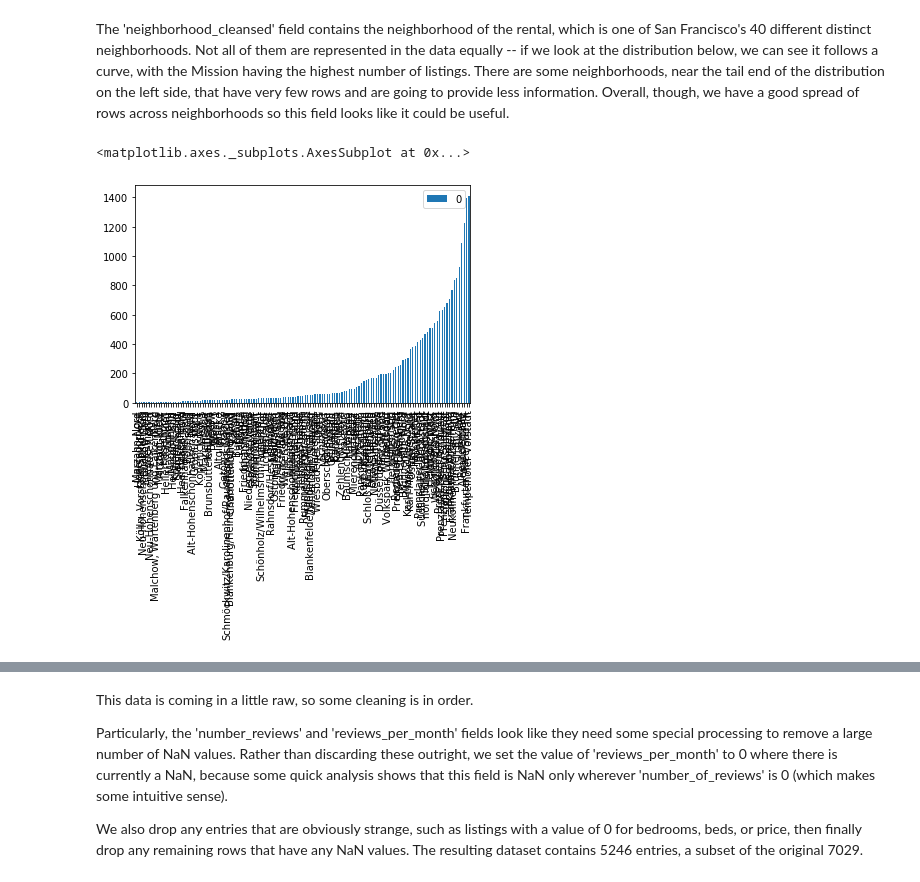
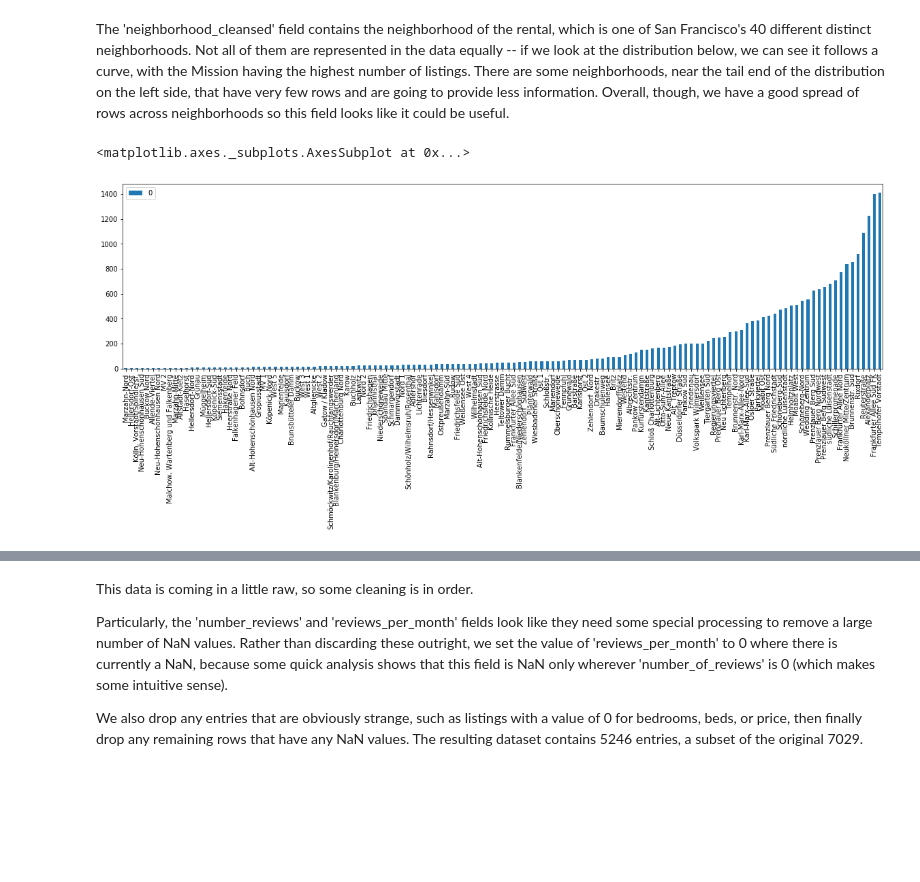
Before and after one commit to jodatut/demos-and-examples, a Jupyter notebook: airbnb/predict_airbnb_price.ipynb, the cells around one changed output, grey strips where cells are left out. Drawn from its saved outputs; the diff is of its cells as text; code cells hidden in the pictures; blank space fills up the shorter version.

```diff
--- a/airbnb/predict_airbnb_price.ipynb
+++ b/airbnb/predict_airbnb_price.ipynb
@@ -66,9 +66,11 @@ The 'neighborhood_cleansed' field contains the neighborhood of the rental, which
 # %%
 nb_counts = Counter(df.neighbourhood_cleansed)
 tdf = pd.DataFrame.from_dict(nb_counts, orient='index').sort_values(by=0)
+# Redefining visualization width
+plt.rcParams["figure.figsize"] = [20, 5]
 tdf.plot(kind='bar')
 # %% [output]
 <matplotlib.axes._subplots.AxesSubplot at 0x...>
-[figure, old version]
+[figure, new version]
 # %%
 # df_nb = pd.DataFrame(nb_counts)
```
Also changed, not shown: parts of 11 cells of this notebook.
